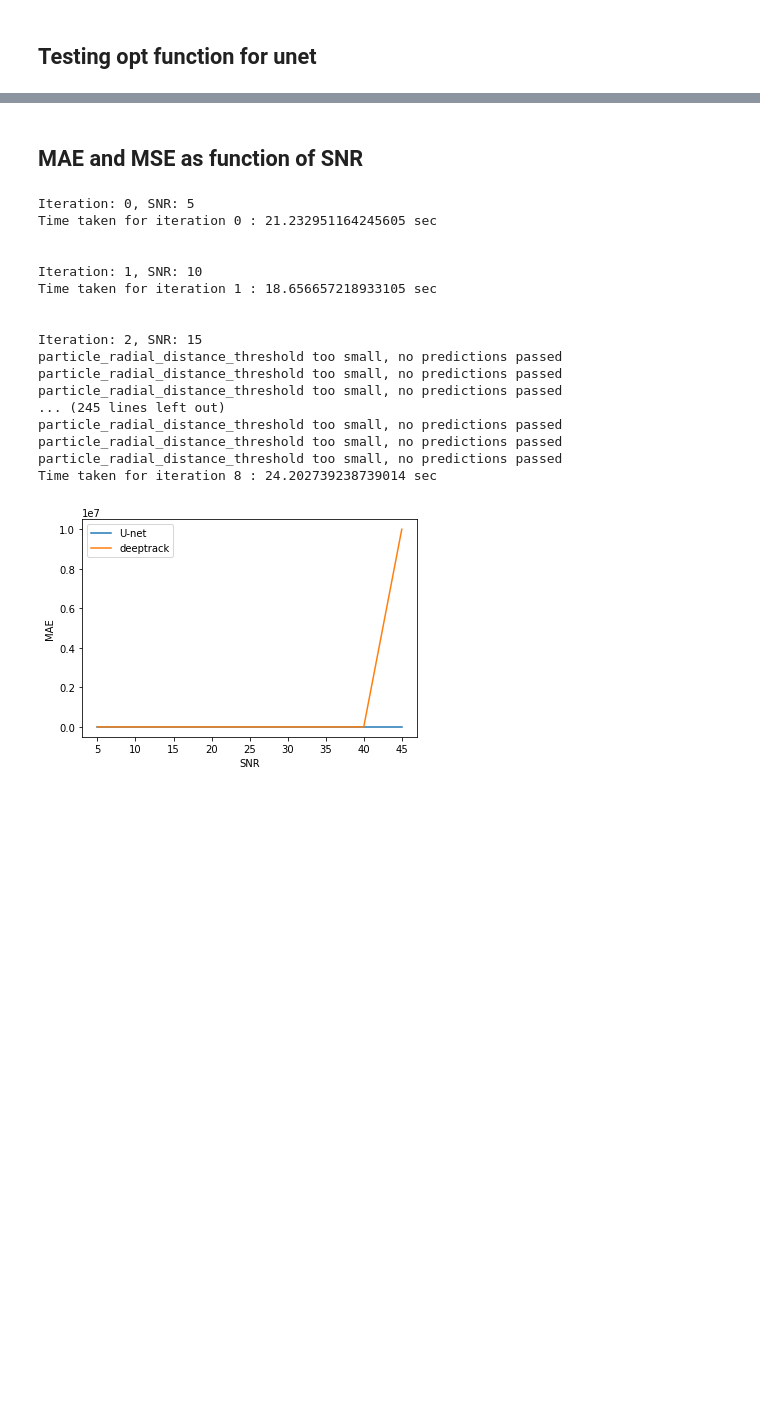
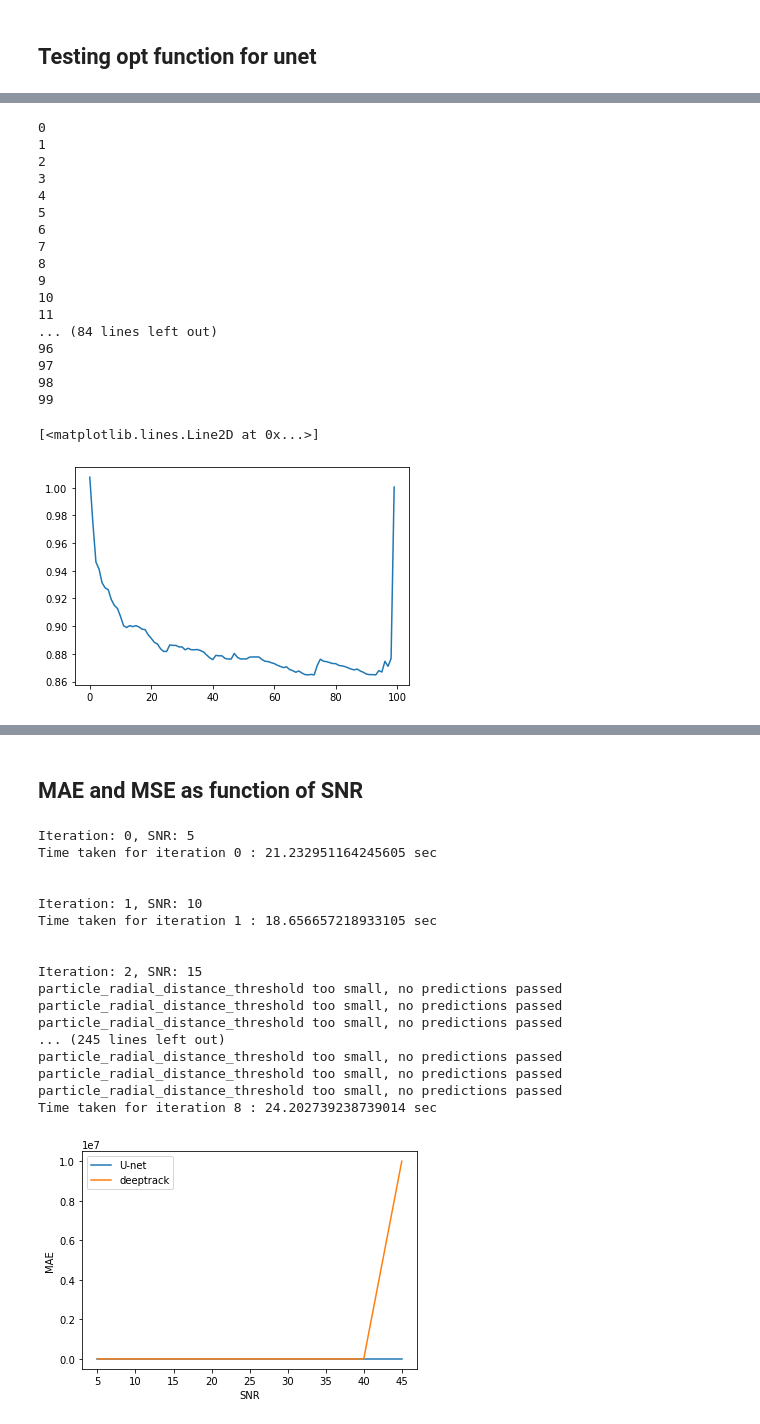
Before and after one commit to FredrikMeisingseth/DeepTrack, a Jupyter notebook: DeepTrack 1.0/Optimize DT parameters.ipynb, the cells around one changed output, grey strips where cells are left out. Saved outputs shown, nothing was run; the diff lists cells and outputs as text; code cells hidden in the pictures; blank space fills up the shorter version.

Commit message:
fixed optimization of cutoff and FPR_weight but now has no optimization of Deeptrack parameters (was dependent pon FPR_weight)

```diff
--- a/DeepTrack 1.0/Optimize DT parameters.ipynb
+++ b/DeepTrack 1.0/Optimize DT parameters.ipynb
@@ -23,8 +37,7 @@ def get_image_parameters_preconfig(image_size=256):
     from numpy import ones
     from math import pi
 
-    #particle_number = randint(2,5)
-    particle_number = 0
+    particle_number = randint(2,5)
     particle_radius_list = uniform(1,3, particle_number)
     (particle_center_x_list, particle_center_y_list) = IG.generate_particle_positions(particle_radius_list, image_size)
 
@@ -43,7 +56,7 @@ def get_image_parameters_preconfig(image_size=256):
         particle_intensities_list=lambda: particle_intensities_list,
         image_size=lambda: image_size,
         image_background_level=lambda: uniform(.2, .5),
-        signal_to_noise_ratio=lambda: uniform(5,100),
+        signal_to_noise_ratio=lambda: uniform(3,6),
         gradient_intensity=lambda: uniform(0, 0.1),
         gradient_direction=lambda: uniform(-pi, pi),
         ellipsoidal_orientation=lambda: uniform(-pi, pi, particle_number),
@@ -54,7 +67,7 @@ def get_image_parameters_preconfig(image_size=256):
 
 get_image_parameters_function=lambda: get_image_parameters_preconfig(image_size = 51)
 
-number_of_images_to_save = 25
+number_of_images_to_save = 50
 batch_images,batch_labels,batch_predictions, particle_positions_and_radiuses = IG.get_batch(get_image_parameters_function = get_image_parameters_function,
                                                                                             batch_size=number_of_images_to_save,
                                                                                             include_particle_positions_radii_and_intensities = True)
@@ -421,0 +278,61 @@ Function call stack:
+# %%
+
+
+video = cv2.VideoCapture("output.mp4")
+video_height = int(video.get(cv2.CAP_PROP_FRAME_HEIGHT))
+video_width = int(video.get(cv2.CAP_PROP_FRAME_WIDTH))
+
+batch_images = np.zeros((number_of_images_to_save,video_height,video_width,1))
+
+
+for i in range(number_of_images_to_save):
+    (ret, frame) = video.read()
+    batch_images[i,:,:,0] = cv2.cvtColor(frame, cv2.COLOR_BGR2GRAY)/255
+
+model = unet.create_unet(pretrained_weights = "unet_particle.hdf5")
+batch_predictions_unet = unet.predict(model,batch_images)
+
+image_size_x = video_width
+image_size_y = video_height
+sample_size = 10
+
+label = particle_positions_and_radiuses
+pred = batch_predictions_unet
+
+from numpy import zeros
+vals = range(0,100,1)
+res = zeros(len(vals))
+FPR_weight = 19
+
+for k in vals:
+    print(k)
+    res[k-1] = benchmark.distance_upper_left_corner_ROC_predictions_and_label_unet(k/100,
+                                                                       label,
+                                                                       pred,
+                                                                       sample_size,
+                                                                       image_size_x,
+                                                                       image_size_y,
+                                                                       FPR_weight)
+
+import matplotlib.pyplot as plt
+plt.plot(vals,res)
+# %% [output]
+0
+1
+2
+3
+4
+5
+6
+7
+8
+9
+10
+11
+... (84 lines left out)
+96
+97
+98
+99
+[<matplotlib.lines.Line2D at 0x...>]
+[figure, added]
```
Also changed, not shown: parts of 17 cells of this notebook, 2 other files.
